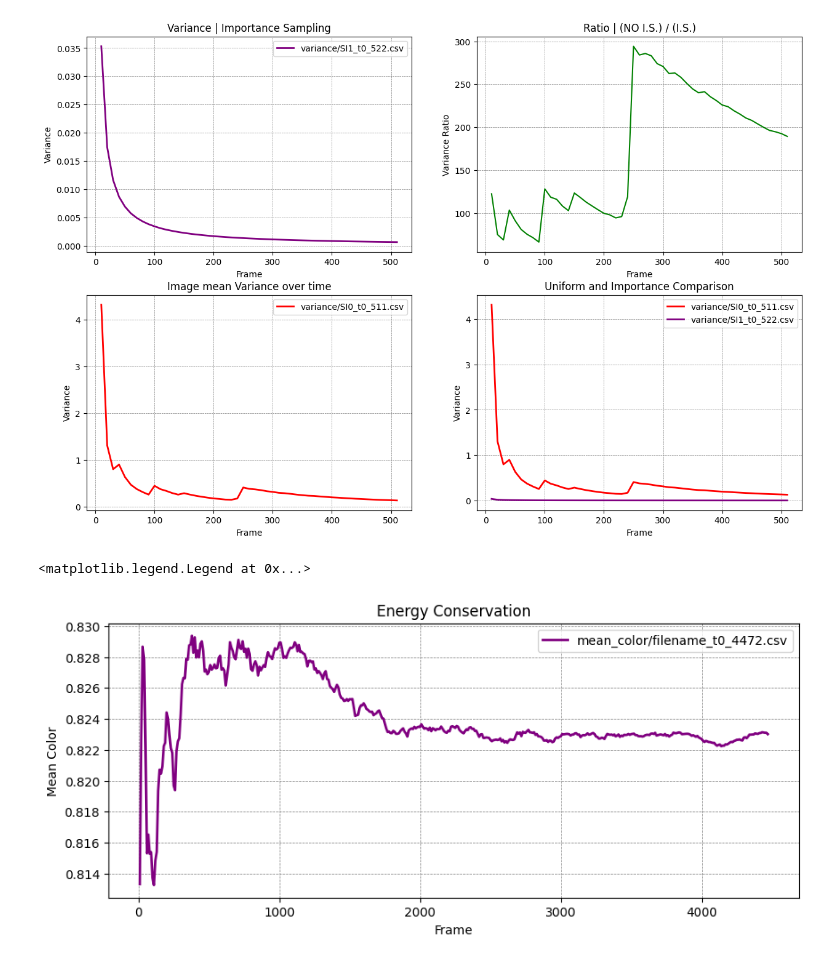
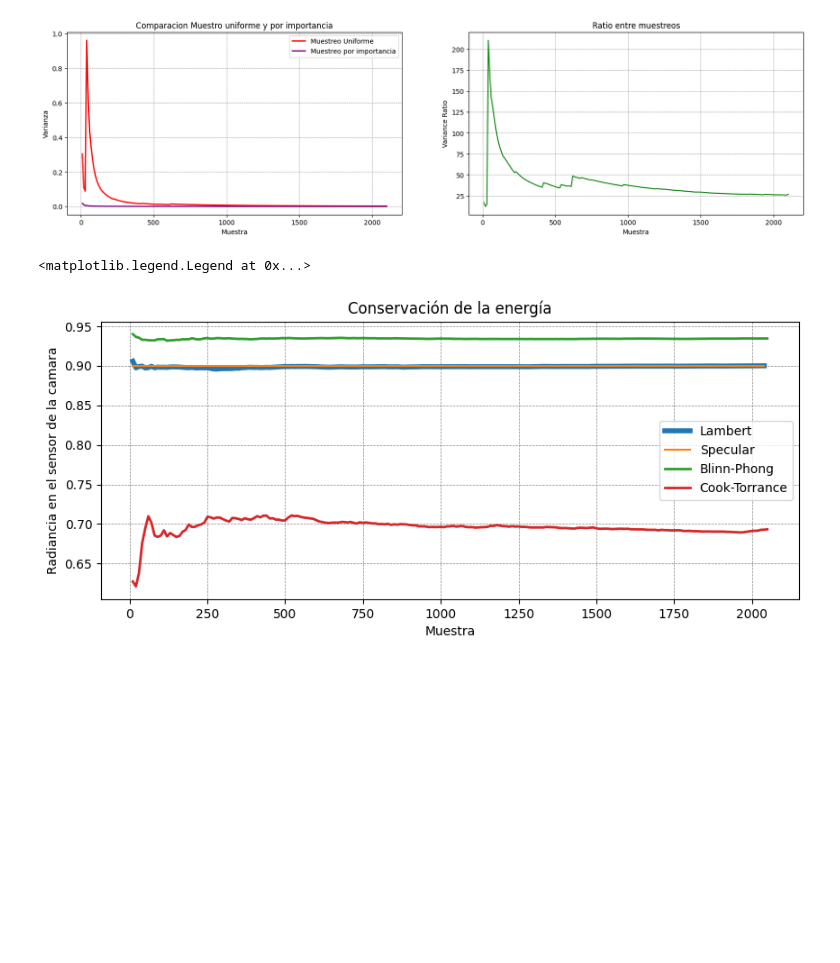
Before and after one commit to al7aro/rt, a Jupyter notebook: rt/renders/plotter.ipynb, the cells around one changed output. Drawn from its saved outputs; the diff is of its cells as text; code cells hidden in the pictures; blank space fills up the shorter version.

```diff
--- a/rt/renders/plotter.ipynb
+++ b/rt/renders/plotter.ipynb
@@ -13,61 +13,65 @@ def read_file(file):
             y.append(float(row[1]))
     return np.array(x), np.array(y)
 # %%
-fig, axes = plt.subplots(2, 2, figsize=(15, 10))
+fig, axes = plt.subplots(1, 2, figsize=(20, 5))
 
-file_IS0 = "variance/SI0_t0_511.csv"
+file_IS0 = "variance/cootr_unif_t0_2101.csv"
 frame, y_IS0 = read_file(file_IS0)
-file_IS1 = "variance/SI1_t0_522.csv"
+file_IS1 = "variance/cootr_import_t0_2114.csv"
 _, y_IS1 = read_file(file_IS1)
 
 y_IS1 = y_IS1[:len(y_IS0)]
 frame = frame[:len(y_IS0)]
 ratio = y_IS0/y_IS1
 
-# IMPORTANCE SAMPLING
-axes[0][0].set_title("Variance | Importance Sampling")
-axes[0][0].grid(color='gray', linestyle='--', linewidth=0.5)
-axes[0][0].plot(frame, y_IS1, color="purple", lw=2.0, label=file_IS1)
-axes[0][0].set_xlabel("Frame")
-axes[0][0].set_ylabel("Variance")
-axes[0][0].legend()
-# UNIFORM SAMPLING
-axes[1][0].set_title("Variance | Uniform Sampling")
-axes[1][0].set_title("Image mean Variance over time")
-axes[1][0].grid(color='gray', linestyle='--', linewidth=0.5)
-axes[1][0].plot(frame, y_IS0, color="red", lw=2.0, label=file_IS0)
-axes[1][0].set_xlabel("Frame")
-axes[1][0].set_ylabel("Variance")
-axes[1][0].legend()
+# # IMPORTANCE SAMPLING
+# axes[0][0].set_title("Muestreo por importancia")
+# axes[0][0].grid(color='gray', linestyle='--', linewidth=0.5)
+# axes[0][0].plot(frame, y_IS1, color="purple", lw=2.0, label="Varianza")
+# axes[0][0].set_xlabel("Muestra")
+# axes[0][0].set_ylabel("Varianza")
+# axes[0][0].legend()
+# # UNIFORM SAMPLING
+# axes[1][0].set_title("Muestreo uniforme")
+# axes[1][0].grid(color='gray', linestyle='--', linewidth=0.5)
+# axes[1][0].plot(frame, y_IS0, color="red", lw=2.0, label="Varianza")
+# axes[1][0].set_xlabel("Muestra")
+# axes[1][0].set_ylabel("Varianza")
+# axes[1][0].legend()
 # BOTH TOGETHER
-axes[1][1].set_title("Uniform and Importance Comparison")
-axes[1][1].grid(color='gray', linestyle='--', linewidth=0.5)
-axes[1][1].plot(frame, y_IS0, color="red", lw=2.0, label=file_IS0)
-axes[1][1].plot(frame, y_IS1, color="purple", lw=2.0, label=file_IS1)
-axes[1][1].set_xlabel("Frame")
-axes[1][1].set_ylabel("Variance")
-axes[1][1].legend()
+axes[0].set_title("Comparacion Muestro uniforme y por importancia")
+axes[0].grid(color='gray', linestyle='--', linewidth=0.5)
+axes[0].plot(frame, y_IS0, color="red", lw=2.0, label="Muestreo Uniforme")
+axes[0].plot(frame, y_IS1, color="purple", lw=2.0, label="Muestreo por importancia")
+axes[0].set_xlabel("Muestra")
+axes[0].set_ylabel("Varianza")
+axes[0].legend()
 # RATIO
-axes[0][1].set_title("Ratio | (NO I.S.) / (I.S.)")
-axes[0][1].plot(frame, ratio, color="g", lw=1.5)
-axes[0][1].set_xlabel("Frame")
-axes[0][1].set_ylabel("Variance Ratio")
-axes[0][1].grid(color='gray', linestyle='--', linewidth=0.5)
+axes[1].set_title("Ratio entre muestreos")
+axes[1].plot(frame, ratio, color="g", lw=1.5)
+axes[1].set_xlabel("Muestra")
+axes[1].set_ylabel("Variance Ratio")
+axes[1].grid(color='gray', linestyle='--', linewidth=0.5)
 # %% [output]
-[figure, old version]
+[figure, new version]
 # %%
 fig, axes = plt.subplots(1, 1, figsize=(10, 4))
 
-file = "mean_color/filename_t0_4472.csv"
-t, var = read_file(file)
+t_l, en_l = read_file("mean_color/lambert_energy_t0_2041.csv")
+t_s, en_s = read_file("mean_color/specular_energy_t0_2046.csv")
+t_b, en_b = read_file("mean_color/blph_energy_t0_2052.csv")
+t_c, en_c = read_file("mean_color/cootr_energy_t0_2051.csv")
 
 # IMPORTANCE SAMPLING
-axes.set_title("Energy Conservation")
+axes.set_title("Conservación de la energía")
 axes.grid(color='gray', linestyle='--', linewidth=0.5)
-axes.plot(t, var, color="purple", lw=2.0, label=file)
-axes.set_xlabel("Frame")
-axes.set_ylabel("Mean Color")
+axes.plot(t_l, en_l, lw=4.0, label="Lambert")
+axes.plot(t_s, en_s, lw=1.5, label="Specular")
+axes.plot(t_b, en_b, lw=2.0, label="Blinn-Phong")
+axes.plot(t_c, en_c, lw=2.0, label="Cook-Torrance")
+axes.set_xlabel("Muestra")
+axes.set_ylabel("Radiancia en el sensor de la camara")
 axes.legend()
 # %% [output]
 <matplotlib.legend.Legend at 0x...>
-[figure, old version]
+[figure, new version]
```
Also changed, not shown: parts of 1 cell of this notebook, 23 other files.
